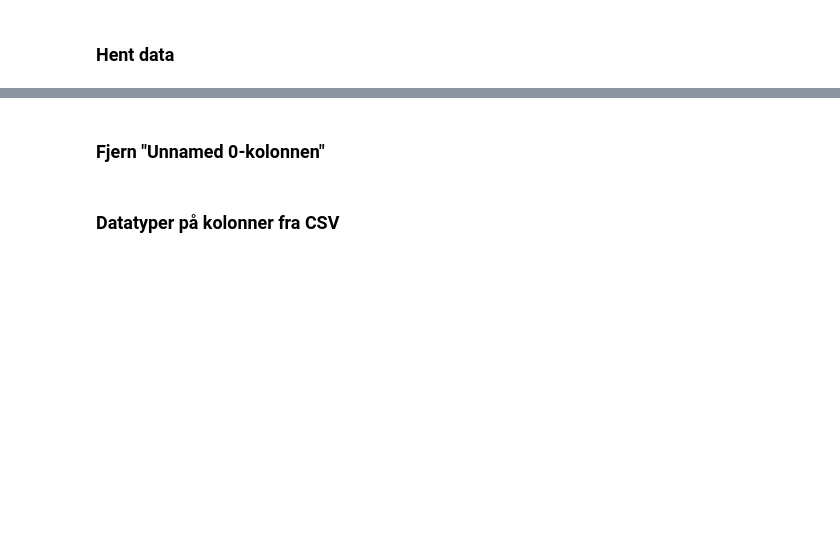
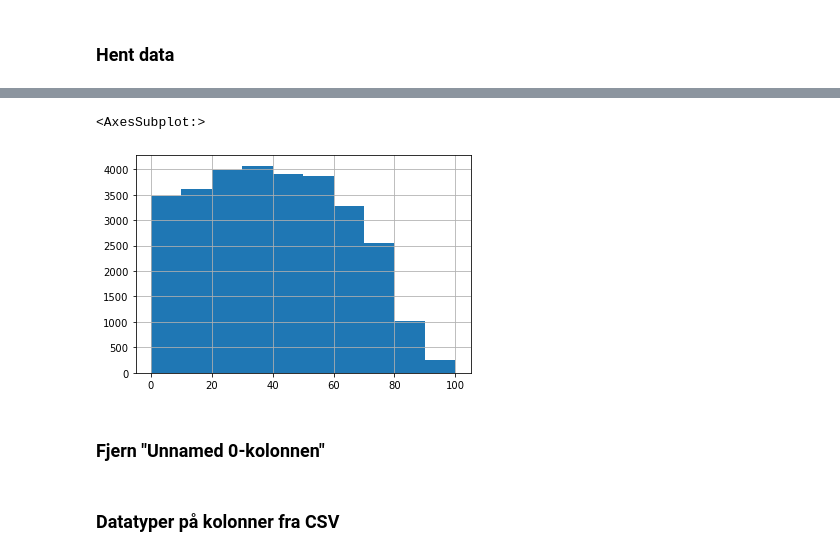
Before and after one commit to statisticsnorway/kurs-python-edx-companions, a Jupyter notebook: Dag3-pandas/1-Kobling.ipynb, the cells around one changed output, grey strips where cells are left out. Drawn from its saved outputs; the diff is of its cells as text; code cells hidden in the pictures; blank space fills up the shorter version.

```diff
--- a/Dag3-pandas/1-Kobling.ipynb
+++ b/Dag3-pandas/1-Kobling.ipynb
@@ -16,6 +48,9 @@ comp
 # %%
 # Og det andre
-pop
+pop['age'].hist()
+# %% [output]
+<AxesSubplot:>
+[figure, added]
 # %% [markdown]
 ### Fjern "Unnamed 0-kolonnen"
 # %%
```
Also changed, not shown: parts of 11 cells of this notebook, 10 other files.
